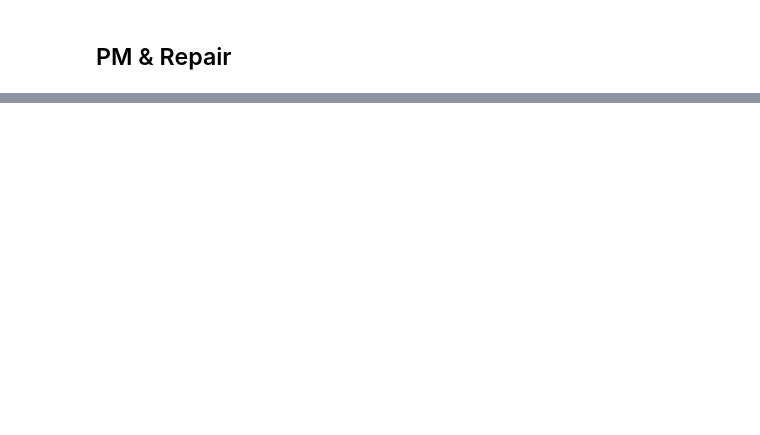
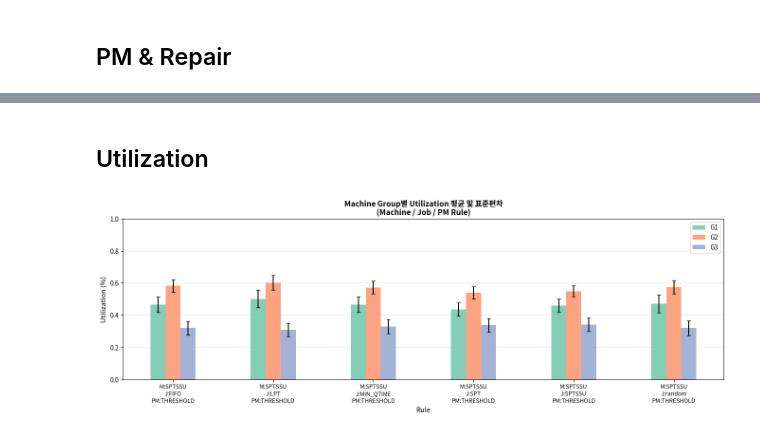
Before and after one commit to cryscham123/simulation_teamwork, a Jupyter notebook: result_compare.ipynb, the cells around one changed output, grey strips where cells are left out. Saved outputs shown, nothing was run; the diff lists cells and outputs as text; code cells hidden in the pictures; blank space fills up the shorter version.

```diff
--- a/result_compare.ipynb
+++ b/result_compare.ipynb
@@ -213,0 +304,44 @@ plt.show()
+# %% [markdown]
+## Utilization
+# %%
+fig, axes = plt.subplots(1, 1, figsize=(14, 5))
+
+# Utilization by Machine Group
+utilization_data = []
+for idx, row in metrics_df.iterrows():
+    for machine_group, util_val in row['utilization'].items():
+        utilization_data.append({
+            'machine_rule': row['machine_rule'],
+            'job_rule': row['job_rule'],
+            'pm_rule': row['pm_rule'],
+            'machine_group': machine_group,
+            'utilization': util_val
+        })
+
+utilization_df = pd.DataFrame(utilization_data)
+utilization_mean = utilization_df.pivot_table(values='utilization', index=['machine_rule', 'job_rule', 'pm_rule'], columns='machine_group', aggfunc='mean')
+utilization_std = utilization_df.pivot_table(values='utilization', index=['machine_rule', 'job_rule', 'pm_rule'], columns='machine_group', aggfunc='std')
+
+x_pos = range(len(utilization_mean))
+machine_groups = utilization_mean.columns
+colors = plt.cm.Set2(range(len(machine_groups)))
+
+for i, machine_group in enumerate(machine_groups):
+    axes.bar([x + i * 0.15 for x in x_pos], utilization_mean[machine_group], yerr=utilization_std[machine_group],
+             width=0.15, label=machine_group, color=colors[i], alpha=0.8,
+             error_kw={'linewidth': 1.5, 'ecolor': 'black', 'capsize': 3})
+
+axes.set_xlabel('Rule', fontsize=11)
+axes.set_ylabel('Utilization (%)', fontsize=11)
+axes.set_title('Machine Group별 Utilization 평균 및 표준편차\n(Machine / Job / PM Rule)', fontsize=12, fontweight='bold')
+axes.set_xticks([x + 0.15 * (len(machine_groups) - 1) / 2 for x in x_pos])
+rule_labels = [f"M:{idx[0]}\nJ:{idx[1]}\nPM:{idx[2]}" for idx in utilization_mean.index]
+axes.set_xticklabels(rule_labels, fontsize=9)
+axes.legend(fontsize=10)
+axes.grid(True, alpha=0.3, axis='y')
+axes.set_ylim([0, 1])
+
+plt.tight_layout()
+plt.show()
+# %% [output]
+[figure, added]
```
Also changed, not shown: parts of 6 cells of this notebook, 4 other files.
